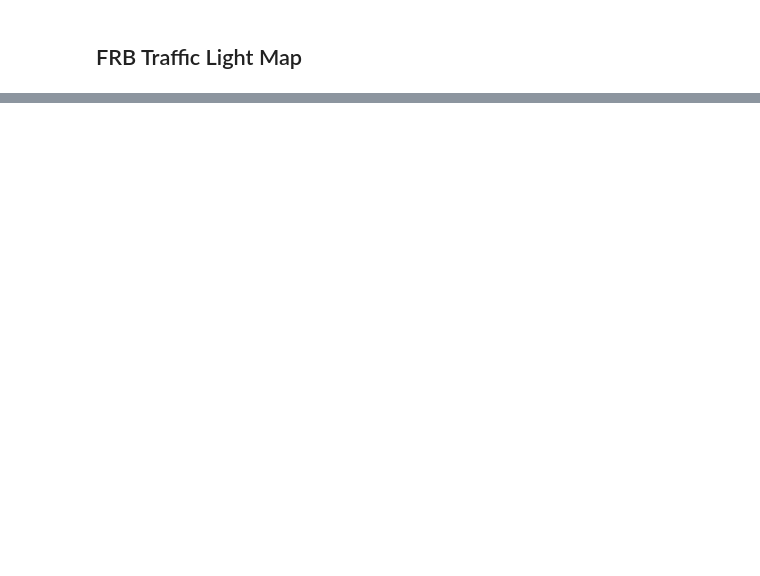
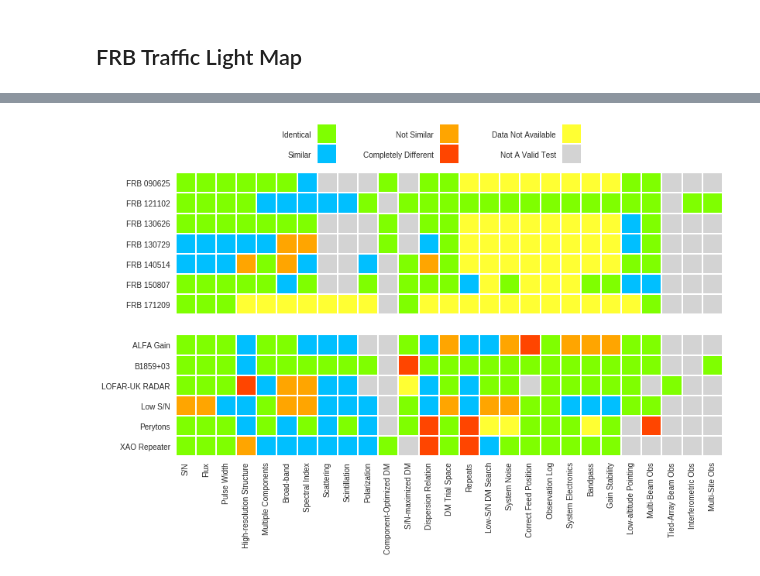
Before and after one commit to griffinfoster/terrestrial-frb-letter, a Jupyter notebook: verification/HeatMap.ipynb, the cells around one changed output, grey strips where cells are left out. Cells and saved outputs as stored; diff of their text form; code cells hidden in the pictures; blank space fills up the shorter version.

```diff
--- a/verification/HeatMap.ipynb
+++ b/verification/HeatMap.ipynb
@@ -96,6 +99,7 @@ Terrdf['empty'] = np.nan
 Terrdf = Terrdf[colOrder]
 Terrdf.rename(columns=CritLblDict, inplace=True)
 
-emptydf = pd.DataFrame(np.nan, index=[''], columns=colOrder)
+#emptydf = pd.DataFrame(np.nan, index=[''], columns=colOrder)
+emptydf = pd.DataFrame('EMPTY', index=[''], columns=colOrder)
 emptydf.rename(columns=CritLblDict, inplace=True)
 # %% [output]
@@ -119,11 +119,14 @@ emptydf.rename(columns=CritLblDict, inplace=True)
 # %%
 numFRBdf = FRBdf.copy()
 numTerrdf = Terrdf.copy()
+numemptydf = emptydf.copy()
 
-for strIdx, strVal in enumerate(['POSITIVE', 'NEUTRAL', 'UNKNOWN', 'NEGATIVE', 'CRITICAL', 'NOTVALID']):
+for strIdx, strVal in enumerate(['POSITIVE', 'NEUTRAL', 'UNKNOWN', 'NEGATIVE', 'CRITICAL', 'NOTVALID', 'EMPTY']):
     numFRBdf.replace(to_replace=strVal, value=strIdx, inplace=True)
     numTerrdf.replace(to_replace=strVal, value=strIdx, inplace=True)
+    numemptydf.replace(to_replace=strVal, value=strIdx, inplace=True)
 # %%
 #print pd.DataFrame(np.nan, index=[''], columns=colOrder)
-numFRBdf = pd.concat([numFRBdf, emptydf])
+#numFRBdf = pd.concat([numFRBdf, emptydf])
+numFRBdf = pd.concat([numFRBdf, numemptydf])
 numDf = pd.concat([numFRBdf, numTerrdf])
@@ -158,0 +149,52 @@ plt.savefig('FRBheatmap.pdf')
+# %%
+# criteria
+#POSTIVE - green
+#NEUTRAL - blue
+#UNKNOWN - yellow
+#NEGATIVE - orange
+#CRITICAL - red
+#NOTVALID - grey
+
+# data
+# POSITIVE - green - desirable data
+# NEUTRAL - blue - limited/minimum data
+# NEGATIVE - orange - missing some data
+# CRITICAL - red - no data
+# NOTVALID - grey - not valid data type for observation setup
+
+cmap = colors.ListedColormap(['chartreuse', 'deepskyblue', '#FFFF33', 'orange', 'orangered', 'lightgrey', 'white'])
+
+fig = plt.figure(figsize=(12,8)) # (width, height)
+
+#plt.subplot2grid((5,14), (0,3), colspan=11, rowspan=5)
+##plt.subplot2grid((5,14), (0,0), colspan=11, rowspan=5)
+#sns.heatmap(numDf, cmap=cmap, cbar=False, square=True, linewidths=1)
+#fig.tight_layout()
+
+#plt.subplot2grid((5,14), (2,0), colspan=3, rowspan=1)
+##plt.subplot2grid((5,14), (2,11), colspan=3, rowspan=1)
+#ax = sns.heatmap(tempDf, cmap=cmapLbl, cbar=False, square=True, linewidths=1)
+#fig.tight_layout()
+
+plt.subplot2grid((7,5), (1,0), colspan=5, rowspan=6)
+sns.heatmap(numDf, cmap=cmap, cbar=False, square=True, linewidths=1)
+fig.tight_layout()
+
+plt.subplot2grid((7,5), (0,1), colspan=1, rowspan=1)
+tempDf = pd.DataFrame(index=['   Identical', 'Similar'], columns=[''], data=[0,1])
+ax = sns.heatmap(tempDf, cmap=colors.ListedColormap(['chartreuse', 'deepskyblue']), cbar=False, square=True, linewidths=1)
+fig.tight_layout()
+
+plt.subplot2grid((7,5), (0,2), colspan=1, rowspan=1)
+tempDf = pd.DataFrame(index=['Not Similar', 'Completely Different'], columns=[''], data=[0,1])
+ax = sns.heatmap(tempDf, cmap=colors.ListedColormap(['orange', 'orangered']), cbar=False, square=True, linewidths=1)
+fig.tight_layout()
+
+plt.subplot2grid((7,5), (0,3), colspan=1, rowspan=1)
+tempDf = pd.DataFrame(index=['Data Not Available', 'Not A Valid Test'], columns=[''], data=[0,1])
+ax = sns.heatmap(tempDf, cmap=colors.ListedColormap(['#FFFF33', 'lightgrey']), cbar=False, square=True, linewidths=1)
+fig.tight_layout()
+
+plt.savefig('FRBheatmap.pdf')
+# %% [output]
+[figure, added]
```
Also changed, not shown: parts of 5 cells of this notebook, 2 other files.
